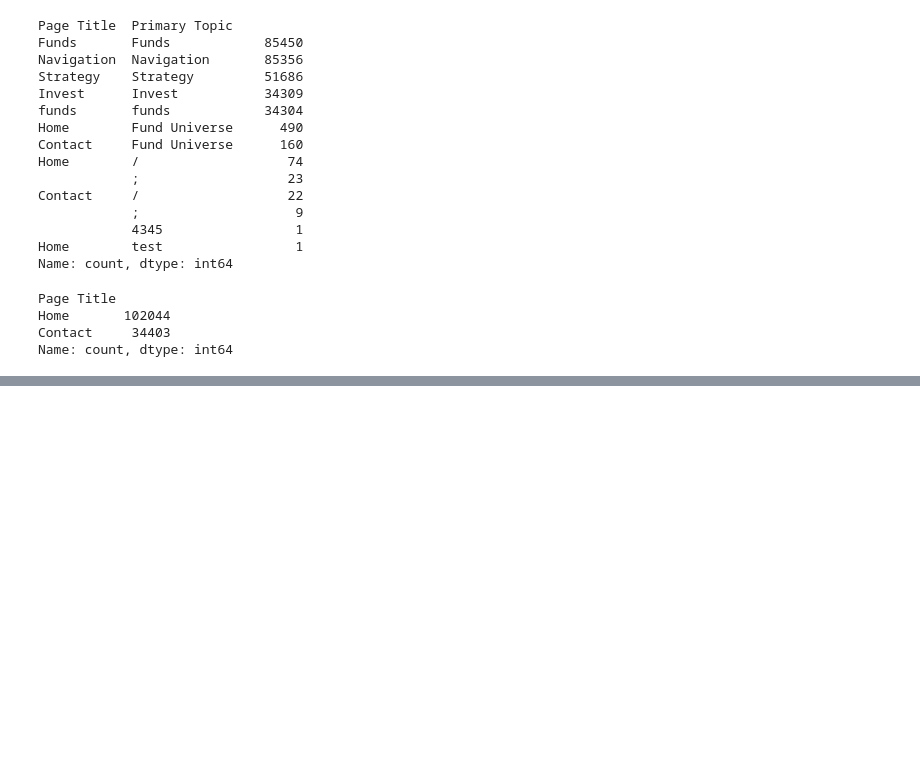
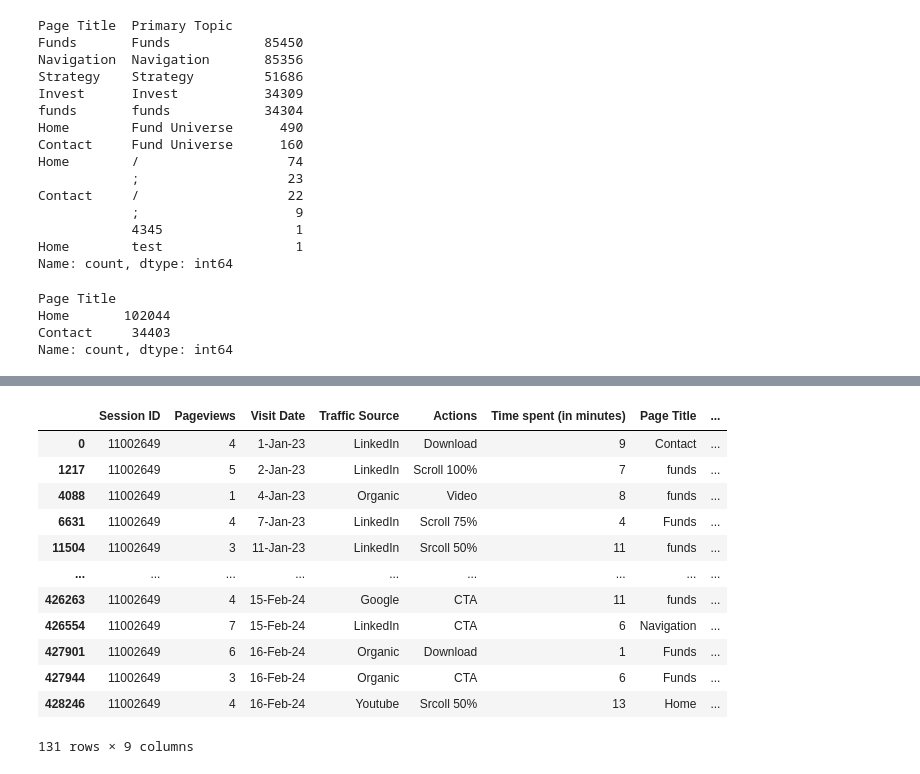
Before and after one commit to dsu1na/mi_jpmc_assignment, a Jupyter notebook: exploratory_analysis/web_traffic.ipynb, the cells around one changed output, grey strips where cells are left out. Cells and saved outputs as stored; diff of their text form; code cells hidden in the pictures; blank space fills up the shorter version.

Commit message:
session id understanding...

```diff
--- a/exploratory_analysis/web_traffic.ipynb
+++ b/exploratory_analysis/web_traffic.ipynb
@@ -182,0 +194,16 @@ Name: count, dtype: int64
+# %%
+web_df[web_df["Session ID"] == 11002649]
+# %% [output]
+|  | Session ID | Pageviews | Visit Date | Traffic Source | Actions | Time spent (in minutes) | Page Title | ... |
+| 0 | 11002649 | 4 | 1-Jan-23 | LinkedIn | Download | 9 | Contact | ... |
+| 1217 | 11002649 | 5 | 2-Jan-23 | LinkedIn | Scroll 100% | 7 | funds | ... |
+| 4088 | 11002649 | 1 | 4-Jan-23 | Organic | Video | 8 | funds | ... |
+| 6631 | 11002649 | 4 | 7-Jan-23 | LinkedIn | Scroll 75% | 4 | Funds | ... |
+| 11504 | 11002649 | 3 | 11-Jan-23 | LinkedIn | Srcoll 50% | 11 | funds | ... |
+| ... | ... | ... | ... | ... | ... | ... | ... | ... |
+| 426263 | 11002649 | 4 | 15-Feb-24 | Google | CTA | 11 | funds | ... |
+| 426554 | 11002649 | 7 | 15-Feb-24 | LinkedIn | CTA | 6 | Navigation | ... |
+| 427901 | 11002649 | 6 | 16-Feb-24 | Organic | Download | 1 | Funds | ... |
+| 427944 | 11002649 | 3 | 16-Feb-24 | Organic | CTA | 6 | Funds | ... |
+| 428246 | 11002649 | 4 | 16-Feb-24 | Youtube | Srcoll 50% | 13 | Home | ... |
+131 rows × 9 columns
```
Also changed, not shown: parts of 3 cells of this notebook, 1 other file.
